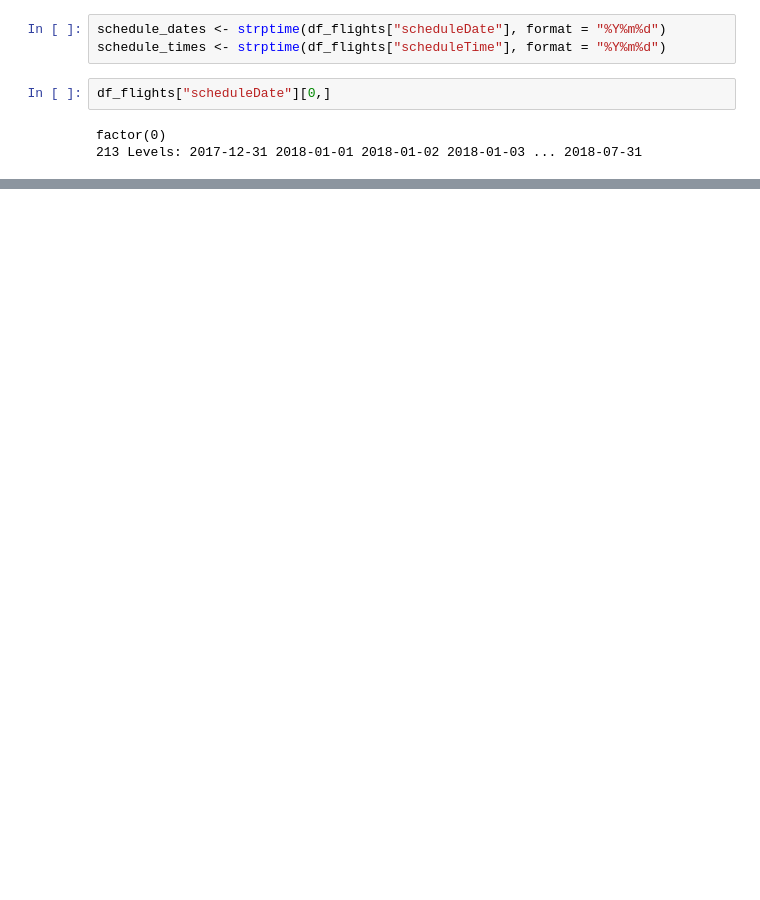
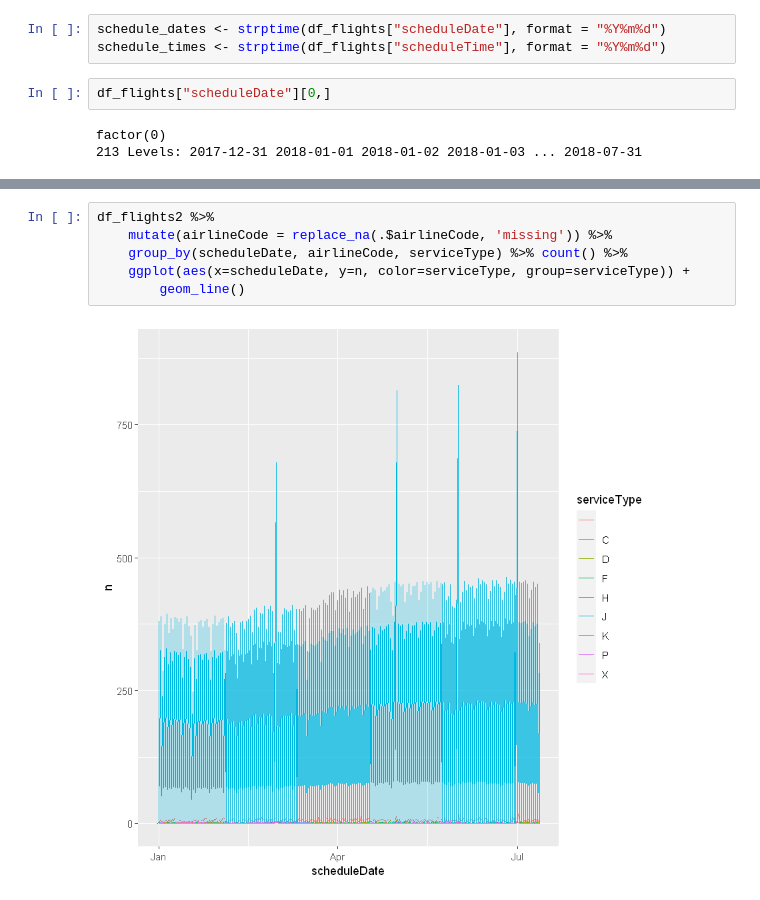
Before and after one commit to Lodewic/schiphol-assignment, a Jupyter notebook: scripts/r-explore__create_trelliscopes.ipynb, the cells around one changed output, grey strips where cells are left out. Saved outputs shown, nothing was run; the diff lists cells and outputs as text; blank space fills up the shorter version.

```diff
--- a/scripts/r-explore__create_trelliscopes.ipynb
+++ b/scripts/r-explore__create_trelliscopes.ipynb
@@ -97,3 +119,11 @@ df_flights2 %>% head()
+# %%
+df_flights2 %>%
+    mutate(airlineCode = replace_na(.$airlineCode, 'missing')) %>%
+    group_by(scheduleDate, airlineCode, serviceType) %>% count() %>%
+    ggplot(aes(x=scheduleDate, y=n, color=serviceType, group=serviceType)) +
+        geom_line()
+# %% [output]
+[figure, added]
 # %%
 create_delay_scatter <- function(x) {
   fig <- plot_ly(x, x = ~scheduleDateTime, y = ~scheduleDelaySeconds,
```
Also changed, not shown: parts of 6 cells of this notebook, 6 other files.
